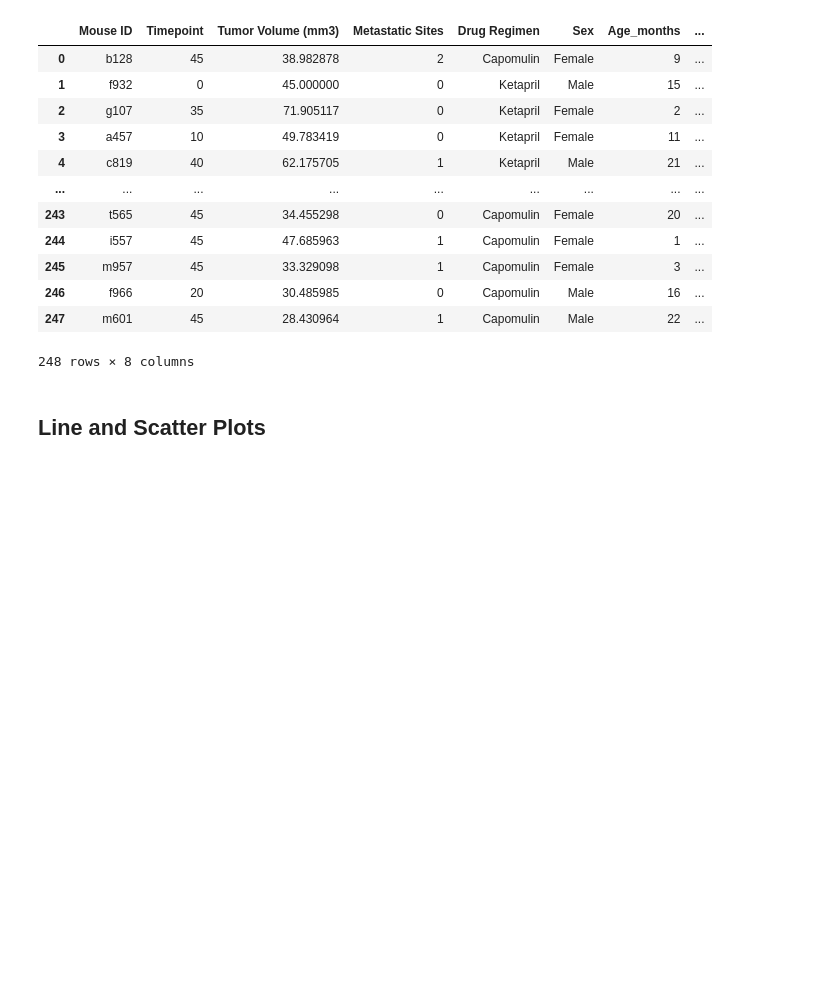
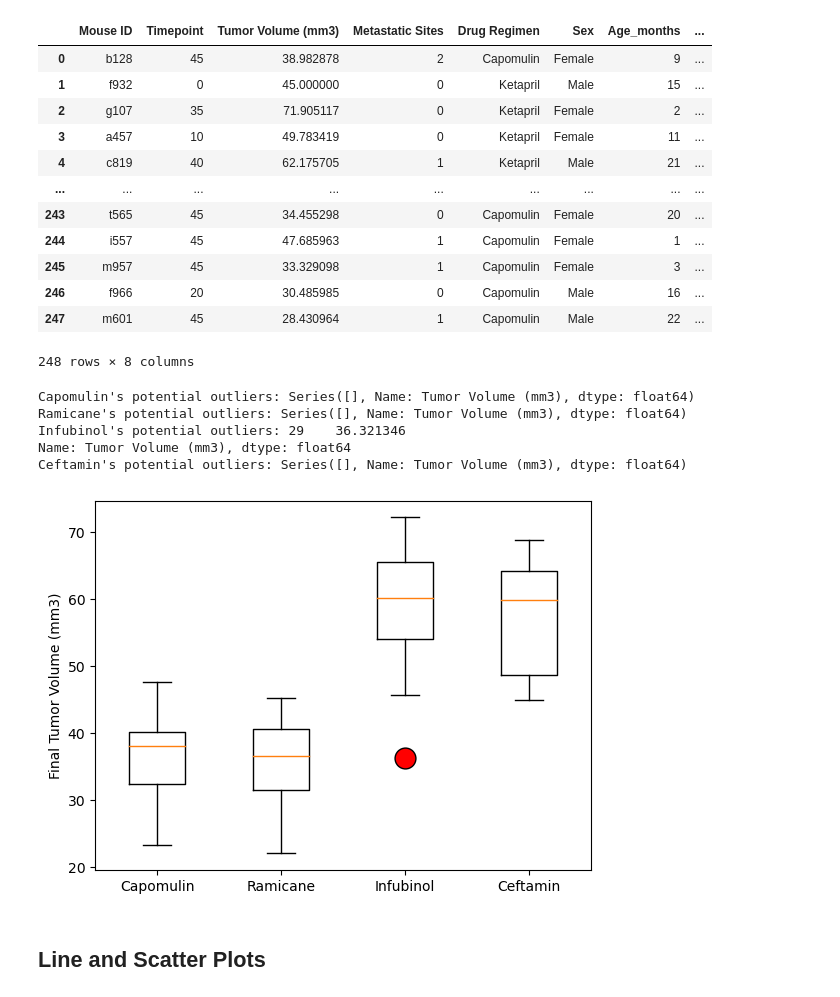
Before and after one commit to tokarczykbl/Pymaceuticals, a Jupyter notebook: pymaceuticals_starter.ipynb, the cells around one changed output. Cells and saved outputs as stored; diff of their text form; code cells hidden in the pictures; blank space fills up the shorter version.

```diff
--- a/pymaceuticals_starter.ipynb
+++ b/pymaceuticals_starter.ipynb
@@ -227,15 +227,32 @@ merge_df
 treatments = ['Capomulin', 'Ramicane', 'Infubinol', 'Ceftamin']
 
 # Create empty list to fill with tumor vol data (for plotting)
-tumor_vol_data = [0, 0, 0, 0]
+tumor_vol_data = []
 
 # Calculate the IQR and quantitatively determine if there are any potential outliers.
-quartiles =
+for treatment in treatments:
 
-    # Locate the rows which contain mice on each drug and get the tumor volumes
-
+   # Locate the rows which contain mice on each drug and get the tumor volumes
+    mice_drugs_df = merge_df.loc[merge_df['Drug Regimen'] == treatment, 'Tumor Volume (mm3)']
 
     # add subset
-
+    tumor_vol_data.append(mice_drugs_df)
 
     # Determine outliers using upper and lower bounds
+    quartiles = mice_drugs_df.quantile([0.25, 0.5, 0.75])
+    lowerq = quartiles[0.25]
+    upperq = quartiles[0.75]
+    iqr = upperq - lowerq
+
+    lower_bound = lowerq - (1.5 * iqr)
+    upper_bound = upperq + (1.5 * iqr)
+
+    outliers = mice_drugs_df.loc[(mice_drugs_df < lower_bound) | (mice_drugs_df > upper_bound)]
+
+    print(f"{treatment}'s potential outliers: {outliers} ")
+# %% [output]
+Capomulin's potential outliers: Series([], Name: Tumor Volume (mm3), dtype: float64)
+Ramicane's potential outliers: Series([], Name: Tumor Volume (mm3), dtype: float64)
+Infubinol's potential outliers: 29    36.321346
+Name: Tumor Volume (mm3), dtype: float64
+Ceftamin's potential outliers: Series([], Name: Tumor Volume (mm3), dtype: float64)
@@ -244,3 +259,14 @@ quartiles =
+# %%
+# Generate a box plot that shows the distrubution of the tumor volume for each treatment group.
+# https://matplotlib.org/stable/api/_as_gen/matplotlib.pyplot.boxplot.html (boxplot documentation)
+# https://matplotlib.org/stable/gallery/statistics/boxplot.html#sphx-glr-gallery-statistics-boxplot-py ( outliers aka fliers documentation)
+
+plt.boxplot(tumor_vol_data, labels=treatments, flierprops=dict(markerfacecolor='r', markersize=15))
+
+plt.ylabel('Final Tumor Volume (mm3)')
+plt.show()
+# %% [output]
+[figure, added]
 # %% [markdown]
 ## Line and Scatter Plots
 # %%
```
Also changed, not shown: parts of 6 cells of this notebook, 2 other files.
